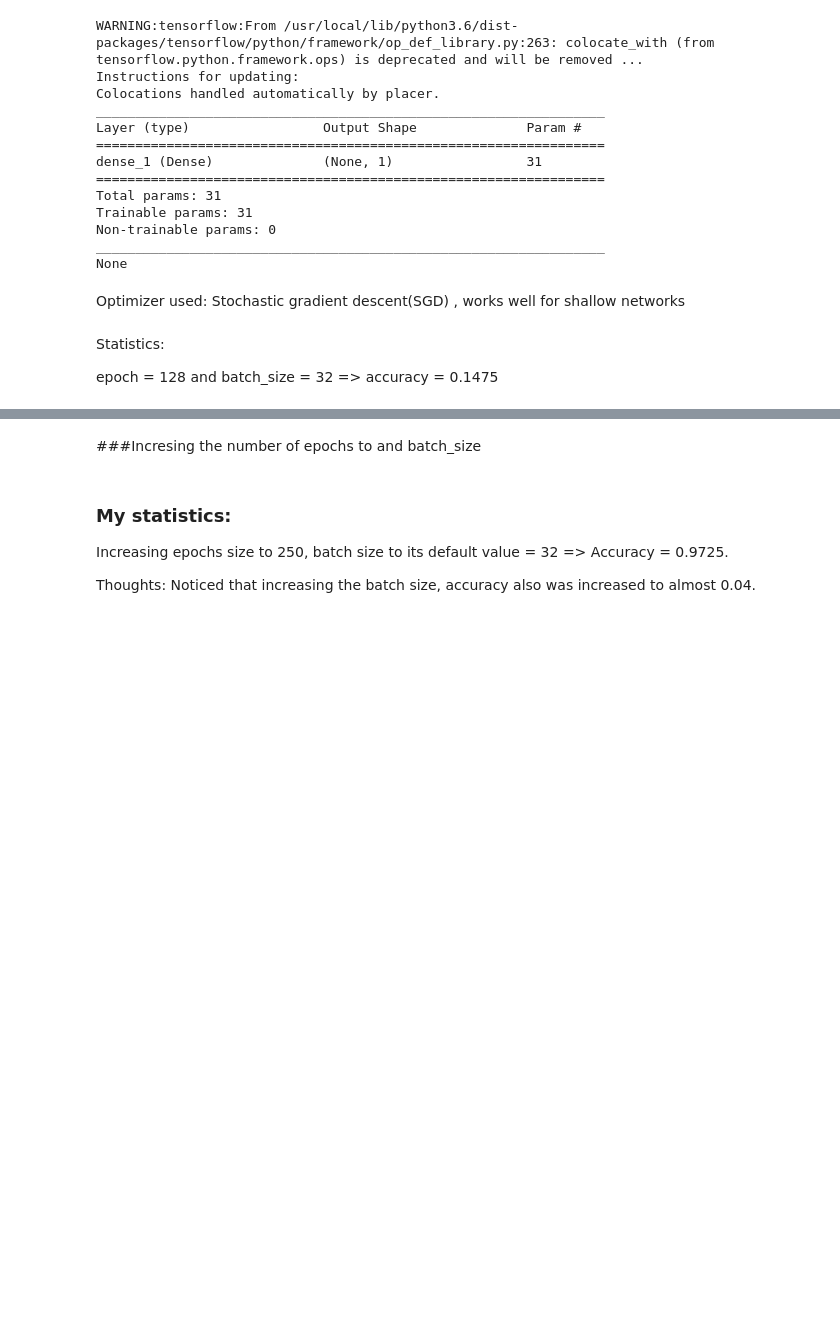
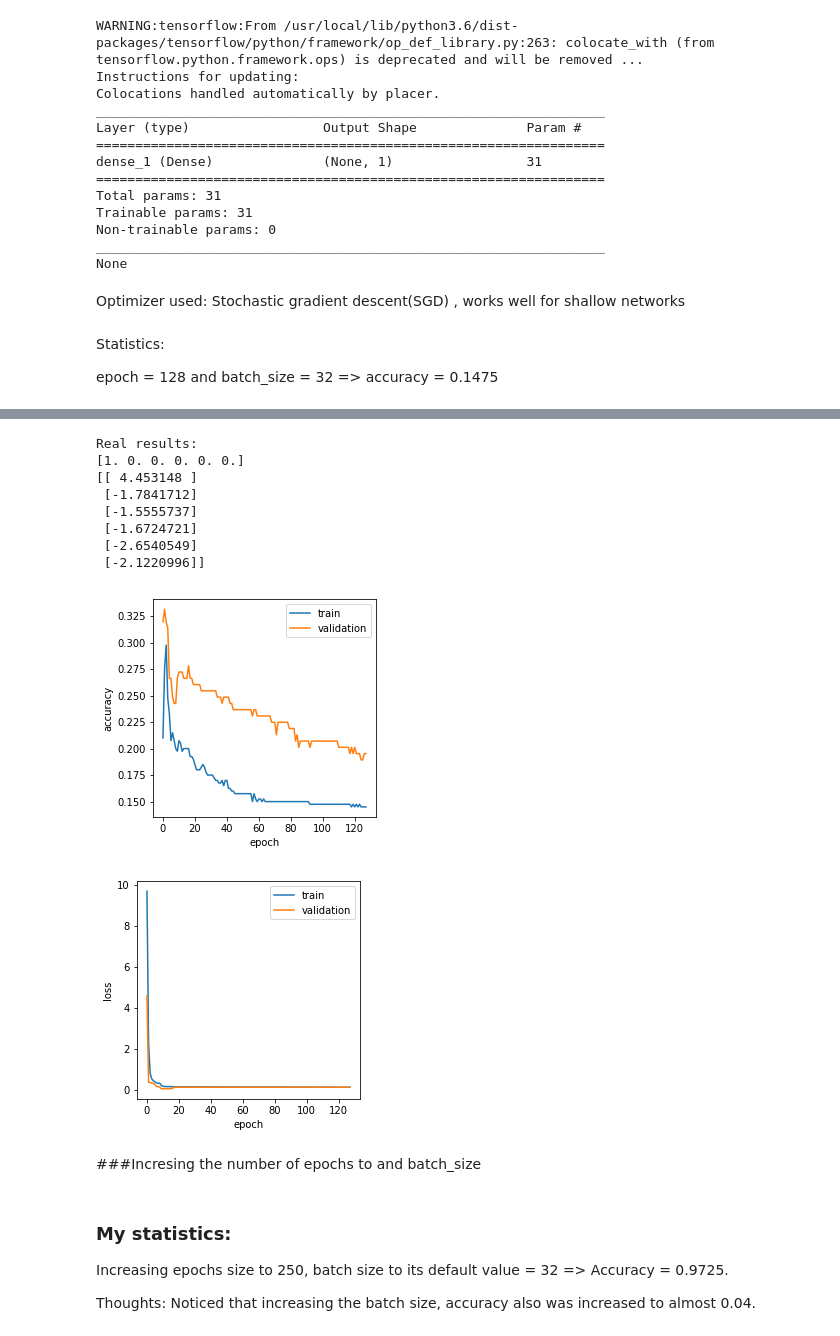
Before and after one commit to Acelhaka/AIFinalProject, a Jupyter notebook: FinalProject.ipynb, the cells around one changed output, grey strips where cells are left out. Cells and saved outputs as stored; diff of their text form; code cells hidden in the pictures; blank space fills up the shorter version.

```diff
--- a/FinalProject.ipynb
+++ b/FinalProject.ipynb
@@ -536,3 +557,35 @@ Epoch 128/128
+# %%
+print("Real results:")
+print(y_test[0:6])
+prediction = model.predict(x_test)
+print(prediction[0:6])
+
+plt.figure(figsize=(4,4))
+plt.plot(history.history['acc'])
+plt.plot(history.history['val_acc'])
+plt.ylabel('accuracy')
+plt.xlabel('epoch')
+plt.legend(['train', 'validation'], loc='upper right')
+plt.show()
+
+plt.figure(figsize=(4,4))
+plt.plot(history.history['loss'])
+plt.plot(history.history['val_loss'])
+plt.ylabel('loss')
+plt.xlabel('epoch')
+plt.legend(['train', 'validation'], loc='upper right')
+plt.show()
+# %% [output]
+Real results:
+[1. 0. 0. 0. 0. 0.]
+[[ 4.453148 ]
+ [-1.7841712]
+ [-1.5555737]
+ [-1.6724721]
+ [-2.6540549]
+ [-2.1220996]]
+[figure, added]
+[figure, added]
 # %% [markdown]
 ###Incresing the number of epochs to and batch_size
 # %% [markdown]
```
Also changed, not shown: parts of 27 cells of this notebook.
